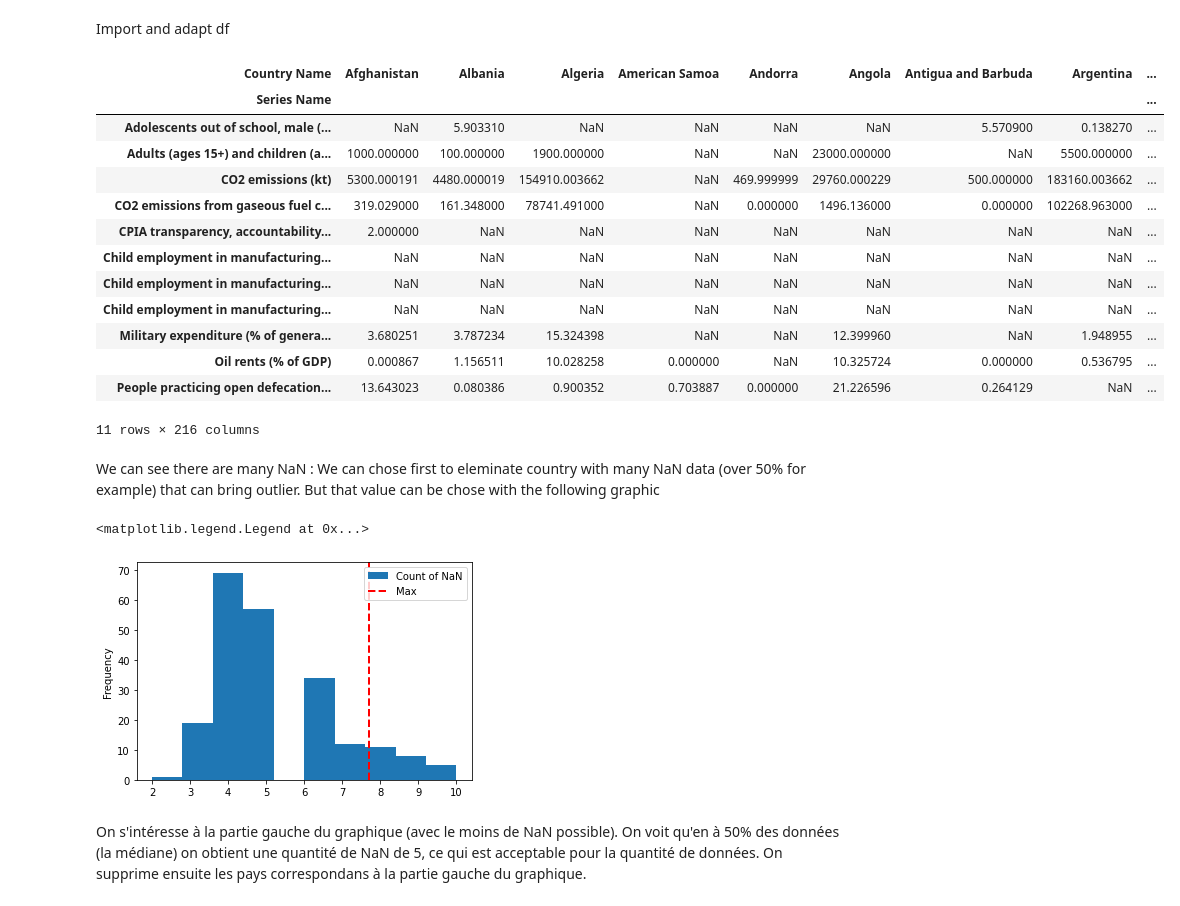
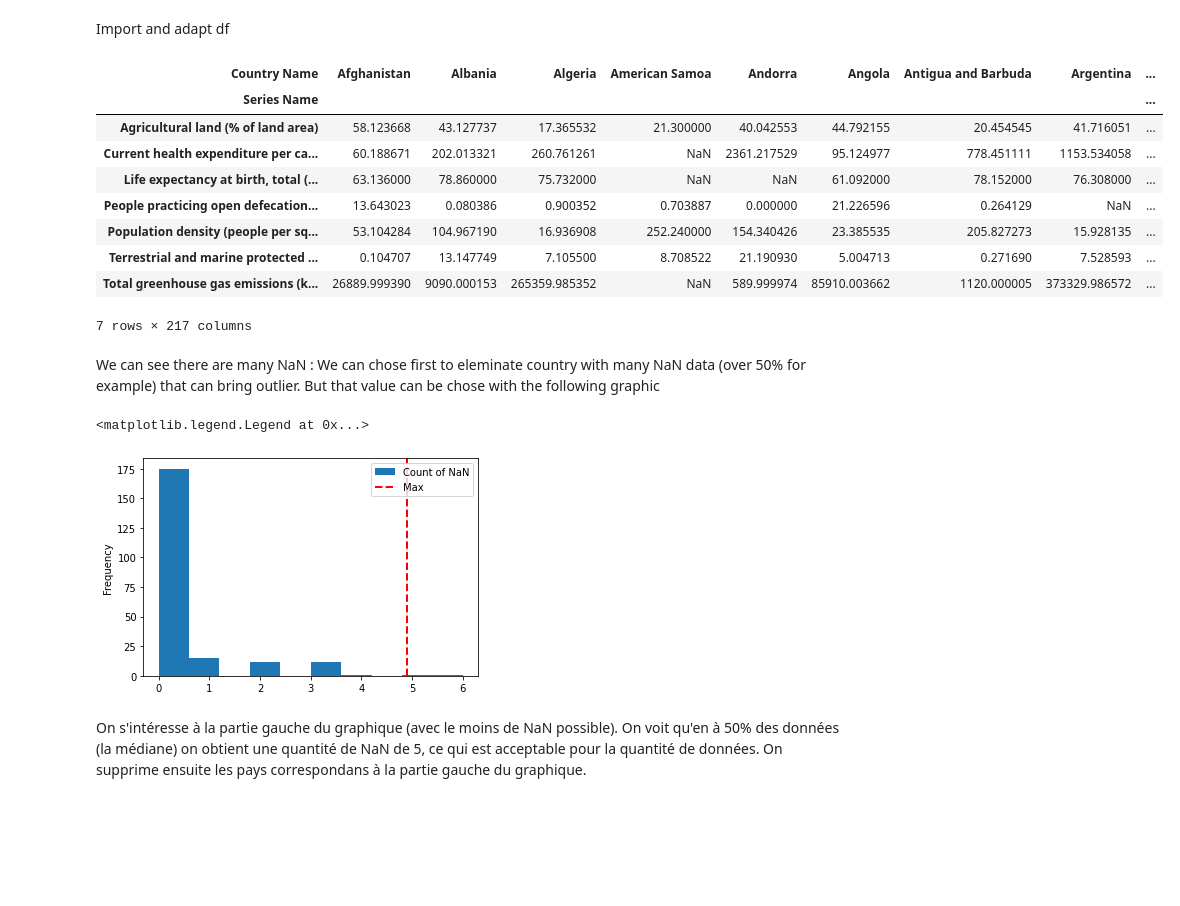
Before and after one commit to f2ire/IA_project, a Jupyter notebook: report1.ipynb, the cells around one changed output. Cells and saved outputs as stored; diff of their text form; code cells hidden in the pictures; blank space fills up the shorter version.

```diff
--- a/report1.ipynb
+++ b/report1.ipynb
@@ -10,23 +10,19 @@ import seaborn
 Import and adapt df
 # %%
 importlib.reload(dm)
-originial_df = pd.read_csv("data.txt", sep="\t")
+originial_df = pd.read_csv("data2.txt", sep="\t")
 df = dm.build_adapted_df(originial_df);df
 # %% [output]
 | Country Name | Afghanistan | Albania | Algeria | American Samoa | Andorra | Angola | Antigua and Barbuda | Argentina | ... |
 | Series Name |  |  |  |  |  |  |  |  | ... |
-| Adolescents out of school, male (... | NaN | 5.903310 | NaN | NaN | NaN | NaN | 5.570900 | 0.138270 | ... |
-| Adults (ages 15+) and children (a... | 1000.000000 | 100.000000 | 1900.000000 | NaN | NaN | 23000.000000 | NaN | 5500.000000 | ... |
-| CO2 emissions (kt) | 5300.000191 | 4480.000019 | 154910.003662 | NaN | 469.999999 | 29760.000229 | 500.000000 | 183160.003662 | ... |
-| CO2 emissions from gaseous fuel c... | 319.029000 | 161.348000 | 78741.491000 | NaN | 0.000000 | 1496.136000 | 0.000000 | 102268.963000 | ... |
-| CPIA transparency, accountability... | 2.000000 | NaN | NaN | NaN | NaN | NaN | NaN | NaN | ... |
-| Child employment in manufacturing... | NaN | NaN | NaN | NaN | NaN | NaN | NaN | NaN | ... |
-| Child employment in manufacturing... | NaN | NaN | NaN | NaN | NaN | NaN | NaN | NaN | ... |
-| Child employment in manufacturing... | NaN | NaN | NaN | NaN | NaN | NaN | NaN | NaN | ... |
-| Military expenditure (% of genera... | 3.680251 | 3.787234 | 15.324398 | NaN | NaN | 12.399960 | NaN | 1.948955 | ... |
-| Oil rents (% of GDP) | 0.000867 | 1.156511 | 10.028258 | 0.000000 | NaN | 10.325724 | 0.000000 | 0.536795 | ... |
+| Agricultural land (% of land area) | 58.123668 | 43.127737 | 17.365532 | 21.300000 | 40.042553 | 44.792155 | 20.454545 | 41.716051 | ... |
+| Current health expenditure per ca... | 60.188671 | 202.013321 | 260.761261 | NaN | 2361.217529 | 95.124977 | 778.451111 | 1153.534058 | ... |
+| Life expectancy at birth, total (... | 63.136000 | 78.860000 | 75.732000 | NaN | NaN | 61.092000 | 78.152000 | 76.308000 | ... |
 | People practicing open defecation... | 13.643023 | 0.080386 | 0.900352 | 0.703887 | 0.000000 | 21.226596 | 0.264129 | NaN | ... |
+| Population density (people per sq... | 53.104284 | 104.967190 | 16.936908 | 252.240000 | 154.340426 | 23.385535 | 205.827273 | 15.928135 | ... |
+| Terrestrial and marine protected ... | 0.104707 | 13.147749 | 7.105500 | 8.708522 | 21.190930 | 5.004713 | 0.271690 | 7.528593 | ... |
+| Total greenhouse gas emissions (k... | 26889.999390 | 9090.000153 | 265359.985352 | NaN | 589.999974 | 85910.003662 | 1120.000005 | 373329.986572 | ... |
-11 rows × 216 columns
+7 rows × 217 columns
 # %% [markdown]
 We can see there are many NaN : We can chose first to eleminate country with many NaN data (over 50% for example) that can bring outlier. But that value can be chose with the following graphic
 # %%
@@ -40,7 +36,7 @@ plt.axvline(max_nan, color='r', linestyle='dashed', linewidth=2, label="Max")
 plt.legend(loc='upper right')
 # %% [output]
 <matplotlib.legend.Legend at 0x...>
-[figure, old version]
+[figure, new version]
 # %% [markdown]
 On s'intéresse à la partie gauche du graphique (avec le moins de NaN possible). On voit qu'en à 50% des données (la médiane) on obtient une quantité de NaN de 5, ce qui est acceptable pour la quantité de données. On supprime ensuite les pays correspondans à la partie gauche du graphique.
 # %%
```
Also changed, not shown: parts of 8 cells of this notebook, 1 other file.
